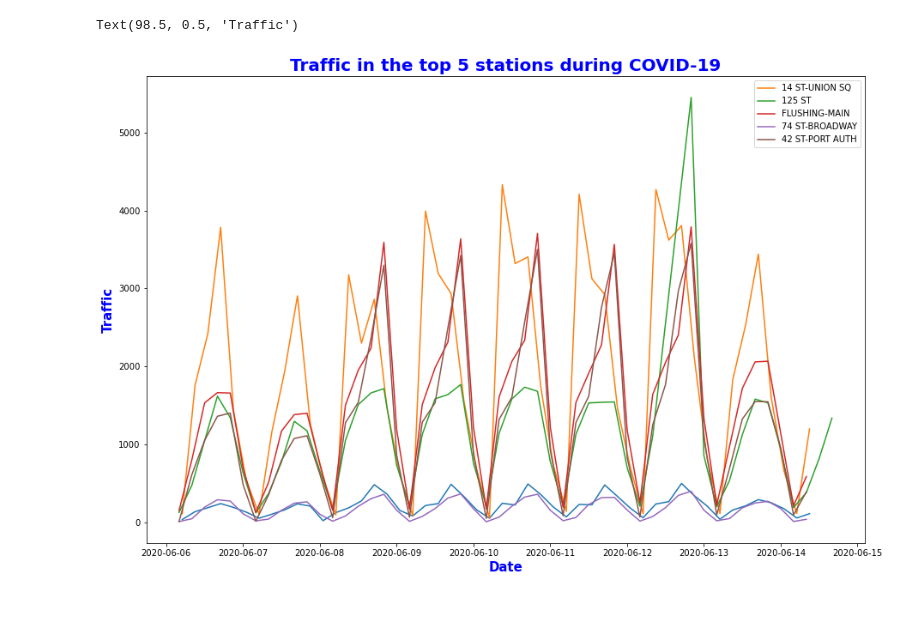
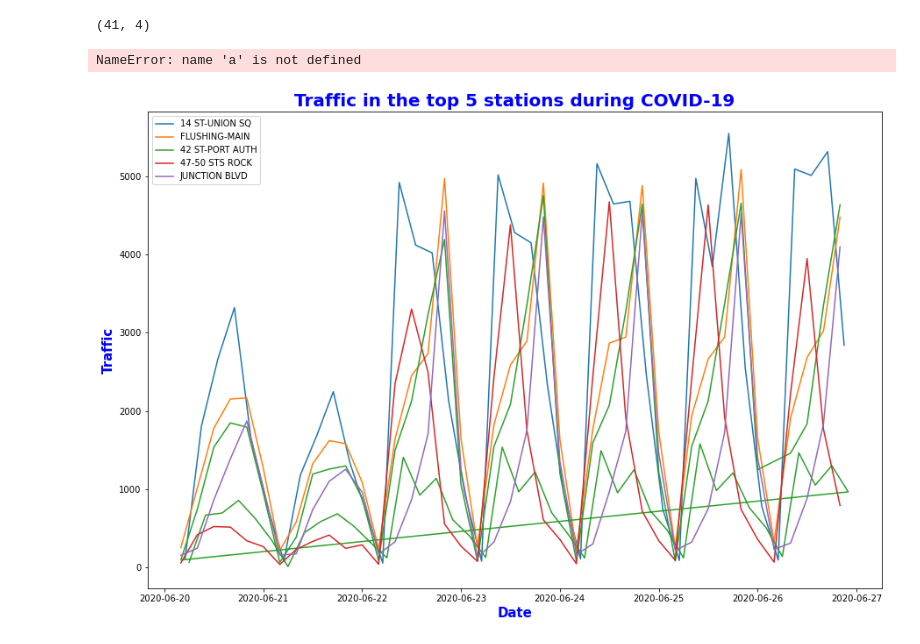
Before and after one commit to brianhtam/metis_project_1, a Jupyter notebook: Processed Data troubleshoot WITH PLOTS.ipynb, the cells around one changed output. Drawn from its saved outputs; the diff is of its cells as text; code cells hidden in the pictures; blank space fills up the shorter version.

Commit message:
update plot but issue with repeated stations for 42nd st

```diff
--- a/Processed Data troubleshoot WITH PLOTS.ipynb
+++ b/Processed Data troubleshoot WITH PLOTS.ipynb
@@ -24,7 +24,7 @@ def clean(week_nums):
         print(week_num)
     return pd.concat(dfs)
 
-week_nums = [200613, 200620, 200627]
+week_nums = [200627]
 # %%
 turnstiles_df = clean(week_nums)
 # %% [output]
@@ -147,7 +132,7 @@ turnstiles_block
 #unit vs Station name
 #station complexes vs units vs sationts?
 
-unit_hourly = (turnstiles_block.groupby(['unit','station','date_time'])['delta_exits'].sum().reset_index())
+unit_hourly = (turnstiles_block.groupby(['station','unit','date_time'])['delta_exits'].sum().reset_index())
 # %%
 unit_hourly[:50]
 # %% [output]
@@ -171,10 +156,10 @@ unit_hourly[:50]
 # %%
-top = unit_hourly.groupby(['unit', 'date_time'])['delta_exits'].sum().reset_index()
+top = unit_hourly.groupby(['station','unit', 'date_time'])['delta_exits'].sum().reset_index()
 
 
 
 top10 = (top.sort_values(by=['delta_exits'],ascending=False)
-        .unit.head(100))
+        .station.head(100))
 # %%
 top10units = top10.unique()[:10]
 top10units
@@ -215,25 +204,31 @@ sample_df = unit_hourly[mask].head(50)
 import matplotlib.pyplot as plt
 import numpy as np
 import pandas as pd
+# %%
+mask = unit_hourly['station'] == '14 ST-UNION SQ'
+sample_df = unit_hourly[mask]
+sample_df.shape
+# %% [output]
+(41, 4)
 # %%
 plt.figure(figsize=[15,10])
-plt.plot(sample_df.date_time, sample_df.delta_exits)
+#plt.plot(sample_df.date_time, sample_df.delta_exits)
 
 for i in top5units:
-    mask = (unit_hourly['unit'] == i)
-    top5_df = unit_hourly[mask].head(50)
+    mask = (unit_hourly['station'] == i)
+    top5_df = unit_hourly[mask]
 
     plt.plot(top5_df.date_time, top5_df.delta_exits, label = top5_df.station.iloc[0])
 plt.legend()
 
-plt.savefig('top5 stations traffic.png')
-
 plt.title('Traffic in the top 5 stations during COVID-19', fontsize=20, weight='bold',color='b')
 plt.xlabel('Date', fontsize=15, weight='bold',color='b')
 plt.ylabel('Traffic', fontsize=15, weight='bold',color='b')
+a
+plt.savefig('top5 stations traffic.png')
 # %% [output]
-Text(98.5, 0.5, 'Traffic')
+NameError: name 'a' is not defined
-[figure, old version]
+[figure, new version]
 # %%
 plt.figure(figsize=[15,10])
 plt.plot(sample_df.date_time, sample_df.delta_exits)
```
Also changed, not shown: parts of 10 cells of this notebook.
